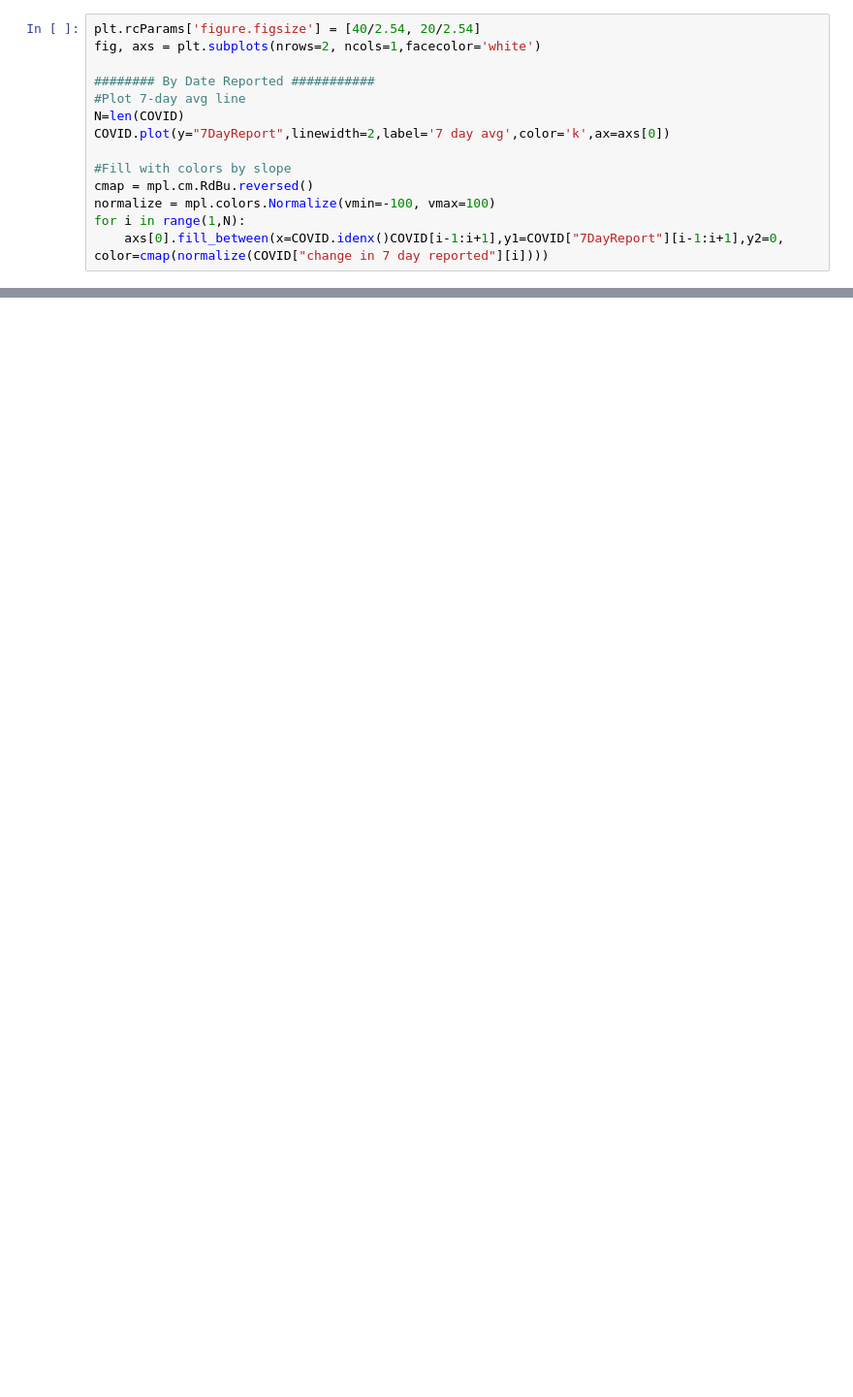
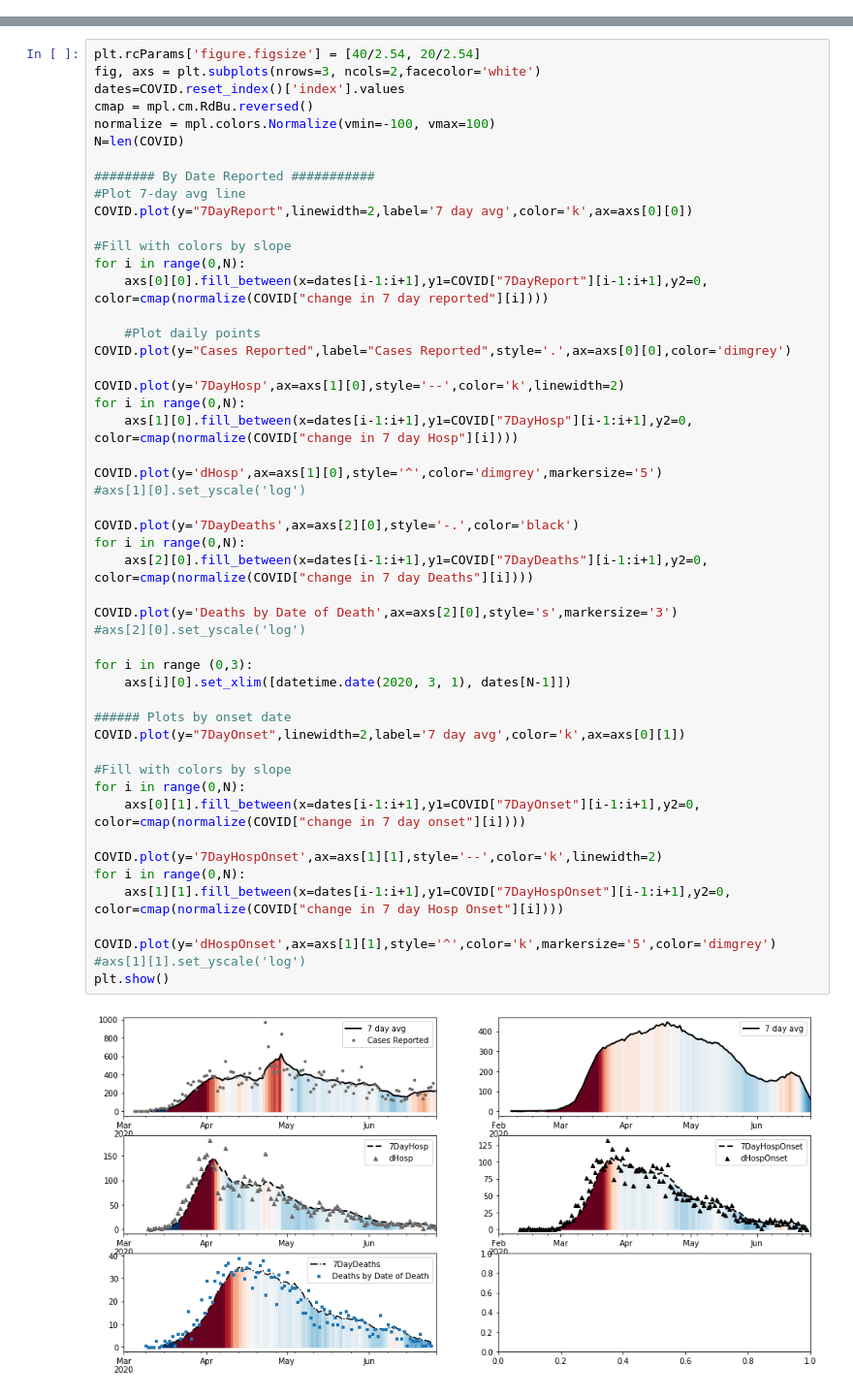
Before and after one commit to mrsoltys/COVID-Vis, a Jupyter notebook: Untitled.ipynb, the cells around one changed output, grey strips where cells are left out. Shown: that part at 97% size. Saved outputs shown, nothing was run; the diff lists cells and outputs as text; blank space fills up the shorter version.

Commit message:
6/27 updates with new plot type

```diff
--- a/Untitled.ipynb
+++ b/Untitled.ipynb
@@ -56,14 +70,0 @@ COVID.tail(20)
-# %%
-plt.rcParams['figure.figsize'] = [40/2.54, 20/2.54]
-fig, axs = plt.subplots(nrows=2, ncols=1,facecolor='white')
-
-######## By Date Reported ###########
-#Plot 7-day avg line
-N=len(COVID)
-COVID.plot(y="7DayReport",linewidth=2,label='7 day avg',color='k',ax=axs[0])
-
-#Fill with colors by slope
-cmap = mpl.cm.RdBu.reversed()
-normalize = mpl.colors.Normalize(vmin=-100, vmax=100)
-for i in range(1,N):
-    axs[0].fill_between(x=COVID.idenx()COVID[i-1:i+1],y1=COVID["7DayReport"][i-1:i+1],y2=0, color=cmap(normalize(COVID["change in 7 day reported"][i])))
@@ -97,0 +71,52 @@ len(COVID)
+# %%
+plt.rcParams['figure.figsize'] = [40/2.54, 20/2.54]
+fig, axs = plt.subplots(nrows=3, ncols=2,facecolor='white')
+dates=COVID.reset_index()['index'].values
+cmap = mpl.cm.RdBu.reversed()
+normalize = mpl.colors.Normalize(vmin=-100, vmax=100)
+N=len(COVID)
+
+######## By Date Reported ###########
+#Plot 7-day avg line
+COVID.plot(y="7DayReport",linewidth=2,label='7 day avg',color='k',ax=axs[0][0])
+
+#Fill with colors by slope
+for i in range(0,N):
+    axs[0][0].fill_between(x=dates[i-1:i+1],y1=COVID["7DayReport"][i-1:i+1],y2=0, color=cmap(normalize(COVID["change in 7 day reported"][i])))
+
+    #Plot daily points
+COVID.plot(y="Cases Reported",label="Cases Reported",style='.',ax=axs[0][0],color='dimgrey')
+
+COVID.plot(y='7DayHosp',ax=axs[1][0],style='--',color='k',linewidth=2)
+for i in range(0,N):
+    axs[1][0].fill_between(x=dates[i-1:i+1],y1=COVID["7DayHosp"][i-1:i+1],y2=0, color=cmap(normalize(COVID["change in 7 day Hosp"][i])))
+
+COVID.plot(y='dHosp',ax=axs[1][0],style='^',color='dimgrey',markersize='5')
+#axs[1][0].set_yscale('log')
+
+COVID.plot(y='7DayDeaths',ax=axs[2][0],style='-.',color='black')
+for i in range(0,N):
+    axs[2][0].fill_between(x=dates[i-1:i+1],y1=COVID["7DayDeaths"][i-1:i+1],y2=0, color=cmap(normalize(COVID["change in 7 day Deaths"][i])))
+
+COVID.plot(y='Deaths by Date of Death',ax=axs[2][0],style='s',markersize='3')
+#axs[2][0].set_yscale('log')
+
+for i in range (0,3):
+    axs[i][0].set_xlim([datetime.date(2020, 3, 1), dates[N-1]])
+
+###### Plots by onset date
+COVID.plot(y="7DayOnset",linewidth=2,label='7 day avg',color='k',ax=axs[0][1])
+
+#Fill with colors by slope
+for i in range(0,N):
+    axs[0][1].fill_between(x=dates[i-1:i+1],y1=COVID["7DayOnset"][i-1:i+1],y2=0, color=cmap(normalize(COVID["change in 7 day onset"][i])))
+
+COVID.plot(y='7DayHospOnset',ax=axs[1][1],style='--',color='k',linewidth=2)
+for i in range(0,N):
+    axs[1][1].fill_between(x=dates[i-1:i+1],y1=COVID["7DayHospOnset"][i-1:i+1],y2=0, color=cmap(normalize(COVID["change in 7 day Hosp Onset"][i])))
+
+COVID.plot(y='dHospOnset',ax=axs[1][1],style='^',color='k',markersize='5',color='dimgrey')
+#axs[1][1].set_yscale('log')
+plt.show()
+# %% [output]
+[figure, added]
```
Also changed, not shown: parts of 10 cells of this notebook, 1 other file.
